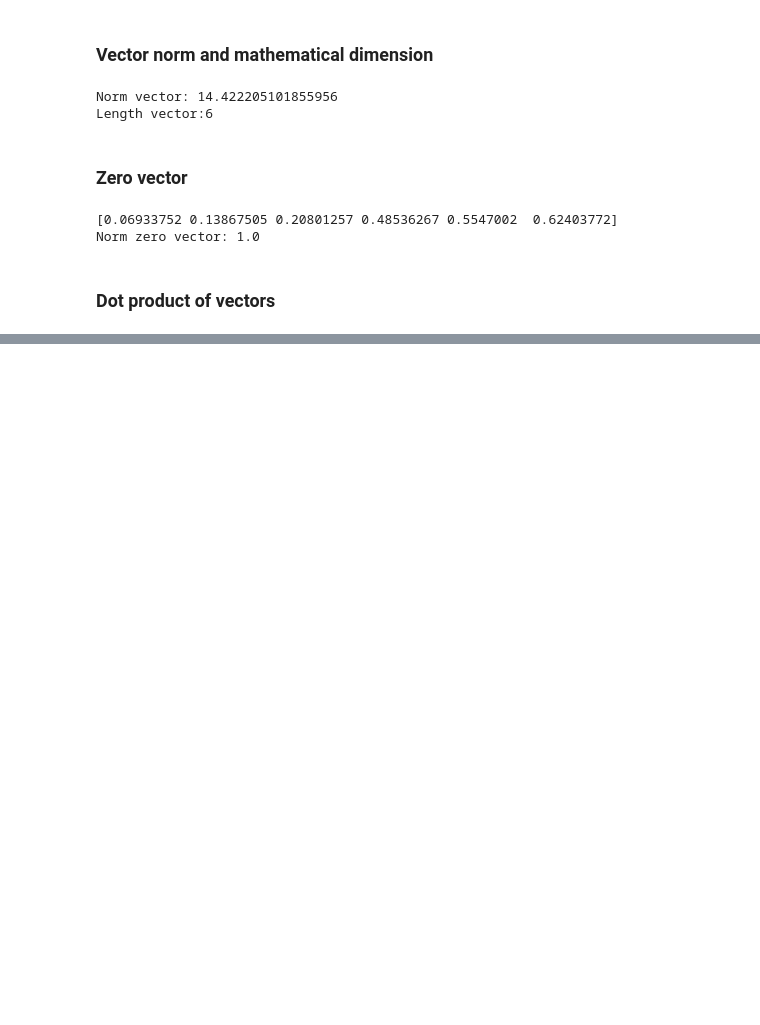
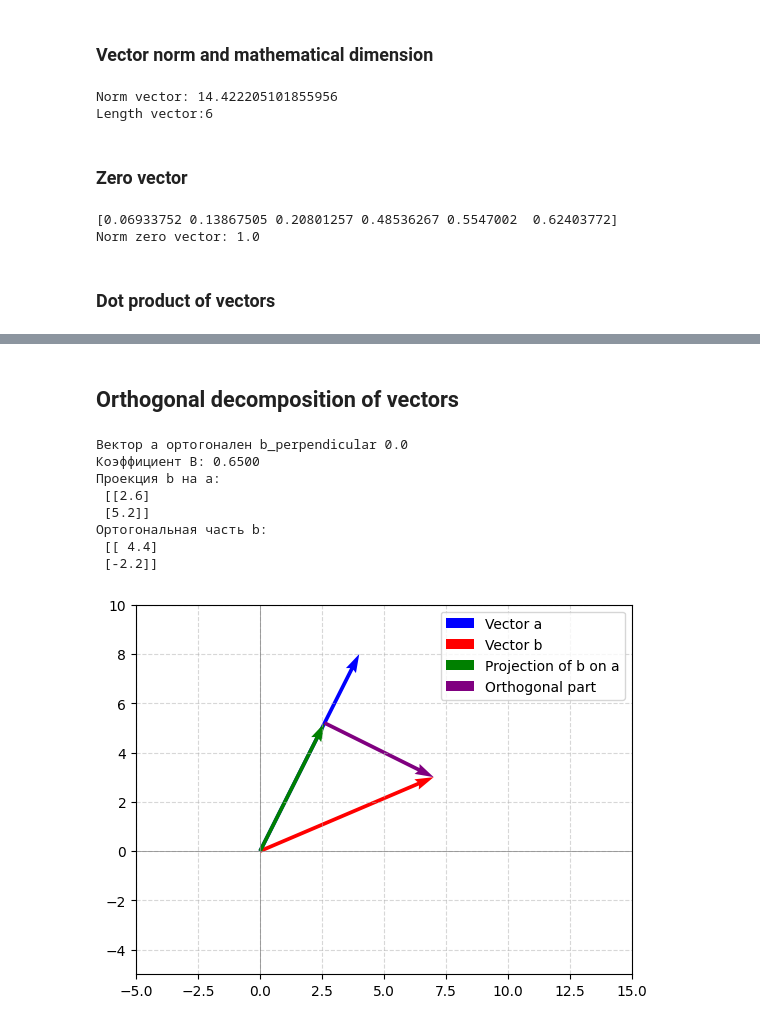
Before and after one commit to mindcoree/Linear_algebra, a Jupyter notebook: Vectors.ipynb, the cells around one changed output, grey strips where cells are left out. Drawn from its saved outputs; the diff is of its cells as text; code cells hidden in the pictures; blank space fills up the shorter version.

Commit message:
vector

```diff
--- a/Vectors.ipynb
+++ b/Vectors.ipynb
@@ -111,0 +144,46 @@ print(res_list,res_number)
+# %% [markdown]
+## Orthogonal decomposition of vectors
+# %%
+import numpy as np
+import matplotlib.pyplot as plt
+
+# Векторы a и b
+a = np.array([[4], [8]])
+b = np.array([[7], [3]])
+
+# Вычисляем коэффициент B (проекция b на a)
+B = np.dot(a.T, b) / np.dot(a.T, a)
+b_parallel = B * a  # Проекция b на a
+b_perpendicular = b - b_parallel  # Ортогональная часть
+print(f"Вектор a ортогонален b_perpendicular {np.dot(a.T, b_perpendicular)[0][0]}")
+# Вывод результатов
+print(f"Коэффициент B: {B[0, 0]:.4f}")
+print("Проекция b на a:\n", b_parallel)
+print("Ортогональная часть b:\n", b_perpendicular)
+
+# Визуализация
+plt.axhline(0, color='gray', linewidth=0.5)
+plt.axvline(0, color='gray', linewidth=0.5)
+plt.grid(True, linestyle='--', alpha=0.5)
+
+# Рисуем векторы
+origin = np.array([[0], [0]])
+plt.quiver(*origin, *a, color='b', angles='xy', scale_units='xy', scale=1, label='Vector a')
+plt.quiver(*origin, *b, color='r', angles='xy', scale_units='xy', scale=1, label='Vector b')
+plt.quiver(*origin, *b_parallel, color='g', angles='xy', scale_units='xy', scale=1, label='Projection of b on a')
+plt.quiver(*b_parallel, *b_perpendicular, color='purple', angles='xy', scale_units='xy', scale=1, label='Orthogonal part')
+
+plt.xlim(-5, 15)
+plt.ylim(-5, 10)
+plt.legend()
+plt.show()
+# %% [output]
+Вектор a ортогонален b_perpendicular 0.0
+Коэффициент B: 0.6500
+Проекция b на a:
+ [[2.6]
+ [5.2]]
+Ортогональная часть b:
+ [[ 4.4]
+ [-2.2]]
+[figure, added]
```
Also changed, not shown: parts of 4 cells of this notebook.
